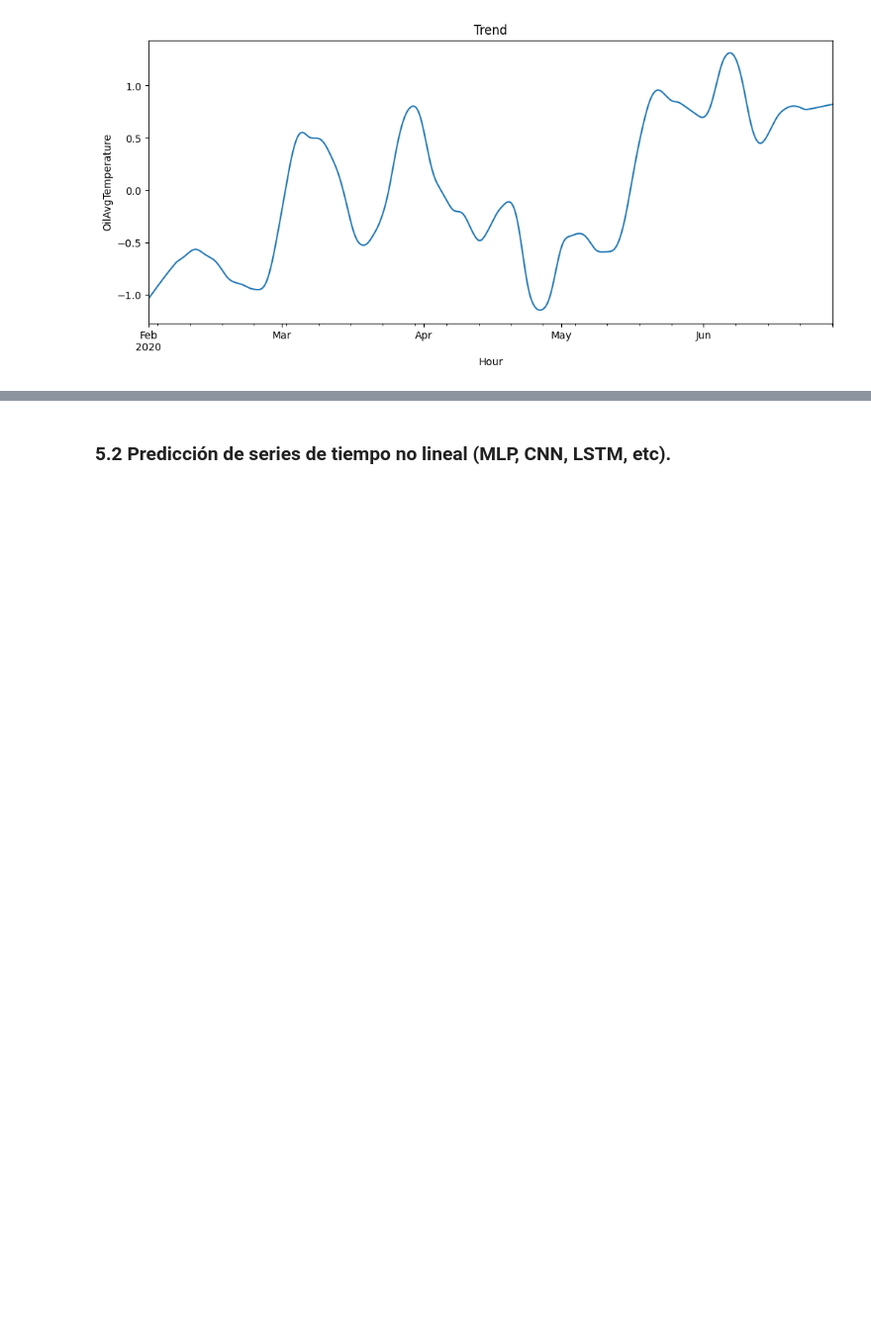
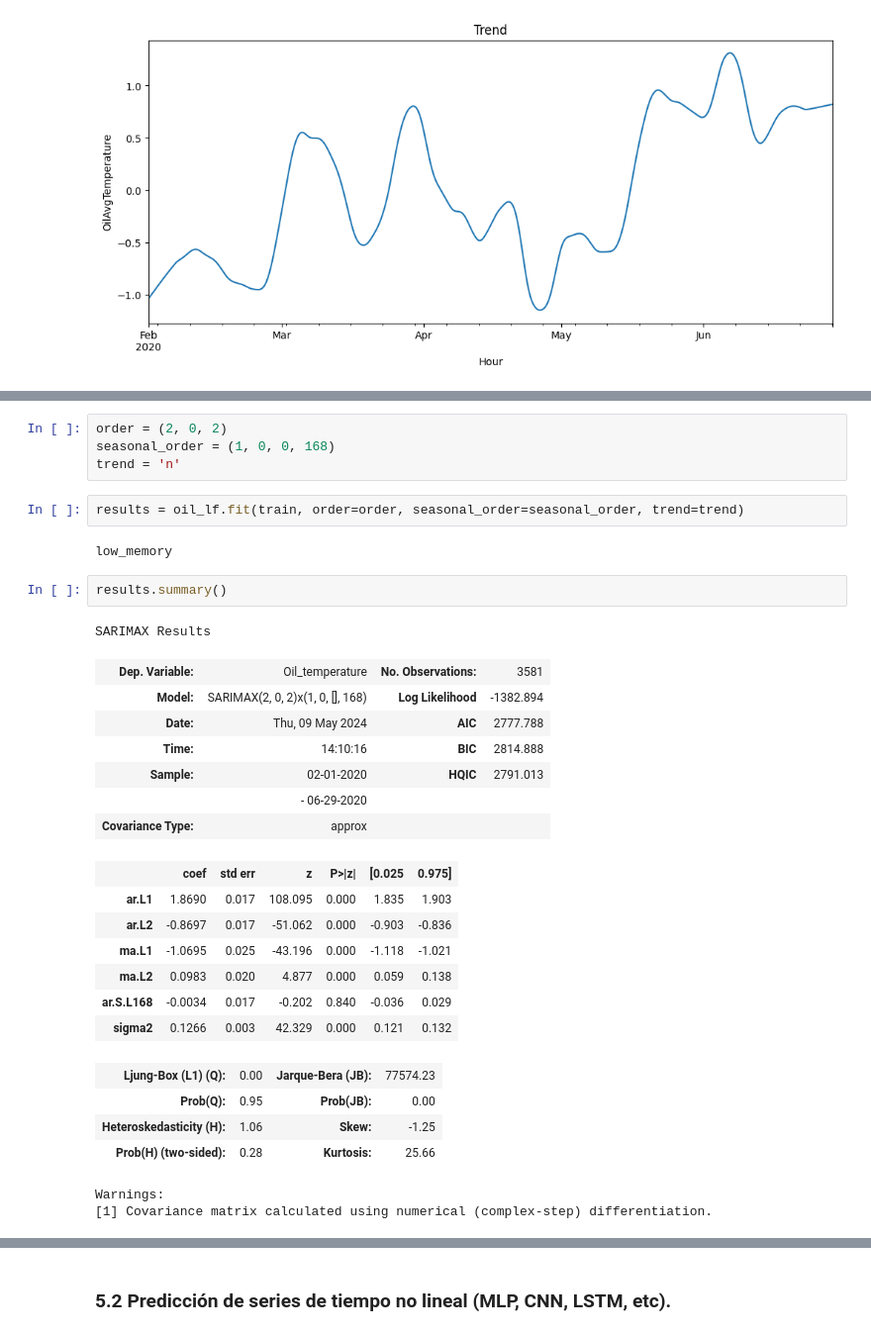
Before and after one commit to judith-ale/proyecto_modulo1, a Jupyter notebook: ProyectoModulo1_RabagoJ_MartinezC_VelicaX.ipynb, the cells around one changed output, grey strips where cells are left out. Shown at 99% size. Saved outputs shown, nothing was run; the diff lists cells and outputs as text; blank space fills up the shorter version.

Commit message:
SARIMAX

```diff
--- a/ProyectoModulo1_RabagoJ_MartinezC_VelicaX.ipynb
+++ b/ProyectoModulo1_RabagoJ_MartinezC_VelicaX.ipynb
@@ -476,0 +506,32 @@ res = oil_lf.search_best_set_params(train, sarimax_params=ls_params)
+# %%
+order = (2, 0, 2)
+seasonal_order = (1, 0, 0, 168)
+trend = 'n'
+# %%
+results = oil_lf.fit(train, order=order, seasonal_order=seasonal_order, trend=trend)
+# %% [output]
+low_memory
+# %%
+results.summary()
+# %% [output]
+SARIMAX Results
+| Dep. Variable: | Oil_temperature | No. Observations: | 3581 |
+| Model: | SARIMAX(2, 0, 2)x(1, 0, [], 168) | Log Likelihood | -1382.894 |
+| Date: | Thu, 09 May 2024 | AIC | 2777.788 |
+| Time: | 14:10:16 | BIC | 2814.888 |
+| Sample: | 02-01-2020 | HQIC | 2791.013 |
+|  | - 06-29-2020 |  |  |
+| Covariance Type: | approx |  |  |
+|  | coef | std err | z | P>|z| | [0.025 | 0.975] |
+| ar.L1 | 1.8690 | 0.017 | 108.095 | 0.000 | 1.835 | 1.903 |
+| ar.L2 | -0.8697 | 0.017 | -51.062 | 0.000 | -0.903 | -0.836 |
+| ma.L1 | -1.0695 | 0.025 | -43.196 | 0.000 | -1.118 | -1.021 |
+| ma.L2 | 0.0983 | 0.020 | 4.877 | 0.000 | 0.059 | 0.138 |
+| ar.S.L168 | -0.0034 | 0.017 | -0.202 | 0.840 | -0.036 | 0.029 |
+| sigma2 | 0.1266 | 0.003 | 42.329 | 0.000 | 0.121 | 0.132 |
+| Ljung-Box (L1) (Q): | 0.00 | Jarque-Bera (JB): | 77574.23 |
+| Prob(Q): | 0.95 | Prob(JB): | 0.00 |
+| Heteroskedasticity (H): | 1.06 | Skew: | -1.25 |
+| Prob(H) (two-sided): | 0.28 | Kurtosis: | 25.66 |
+Warnings:
+[1] Covariance matrix calculated using numerical (complex-step) differentiation.
```
Also changed, not shown: parts of 5 cells of this notebook.
